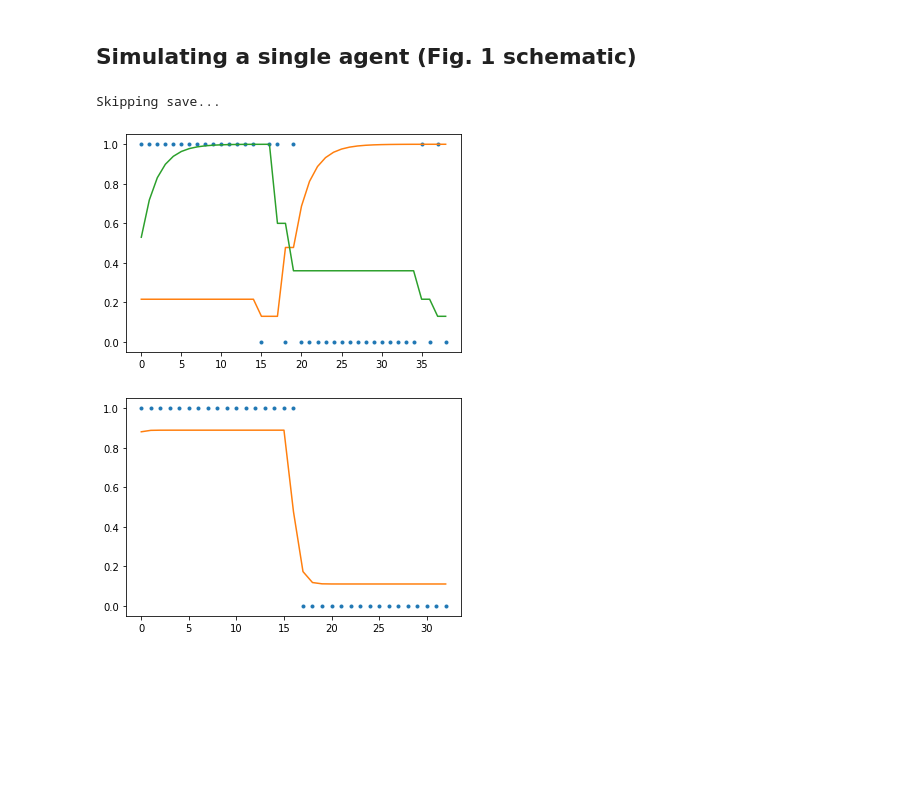
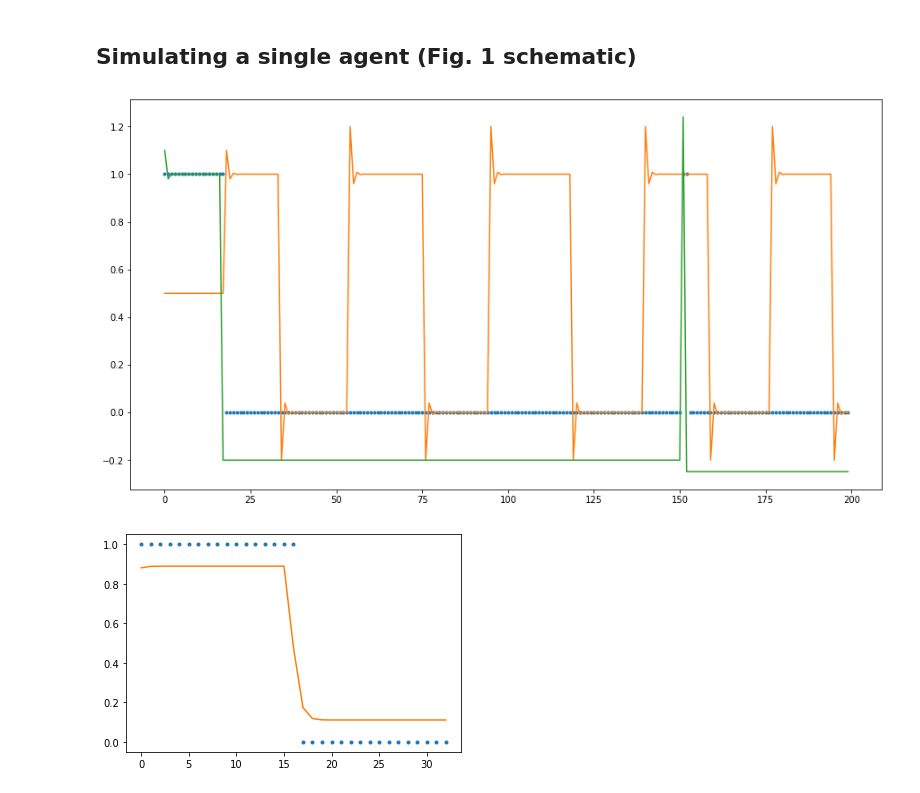
Before and after one commit to nhat-le/switching-simulations, a Jupyter notebook: switching_world_characterization.ipynb, the cells around one changed output. Saved outputs shown, nothing was run; the diff lists cells and outputs as text; code cells hidden in the pictures; blank space fills up the shorter version.

```diff
--- a/switching_world_characterization.ipynb
+++ b/switching_world_characterization.ipynb
@@ -25,31 +25,31 @@ import pickle
 # %% [markdown]
 ## Simulating a single agent (Fig. 1 schematic)
 # %%
-params = dict(N_iters=50, num_states=2, obs_dim=1, nblocks=5,
+params = dict(N_iters=50, num_states=2, obs_dim=1, nblocks=50,
              eps=0, hmm_fit=False, sigmoid_window=30,
-             ntrials_per_block=[15, 25], gammalst=[0.4], epslst=[0.1],
+             ntrials_per_block=[15, 25], gammalst=[1.2], epslst=[0.01],
              rlow=0, rhigh=1, type='qlearning')
 
 np.random.seed(123)
 agent, world, _, _, _ = run_single_agent(0, 0, params)
 
-plt.plot(agent.choice_history[37:76], '.')
-plt.plot(agent.q0_history[37:76])
-plt.plot(agent.q1_history[37:76])
+plt.figure(figsize=(15,8))
+plt.plot(agent.choice_history[:200], '.')
+plt.plot(agent.q0_history[:200])
+plt.plot(agent.q1_history[:200])
 
 paths = pathsetup('matchingsim')
 filepath = f"{paths['simdatapath']}/schematic/qlearning-sim-122221.mat"
-if not os.path.exists(filepath):
-    scipy.io.savemat(f"{paths['simdatapath']}/schematic/qlearning-sim-122221.mat",
-                dict(choices=agent.choice_history[37:76], q0=agent.q0_history[37:76],
-                     q1=agent.q1_history[37:76], rewards=agent.outcome_history[37:76],
-                    params=params))
-    print('File saved')
-else:
-    print('Skipping save...')
+# if not os.path.exists(filepath):
+#     scipy.io.savemat(f"{paths['simdatapath']}/schematic/qlearning-sim-122221.mat",
+#                 dict(choices=agent.choice_history[37:76], q0=agent.q0_history[37:76],
+#                      q1=agent.q1_history[37:76], rewards=agent.outcome_history[37:76],
+#                     params=params))
+#     print('File saved')
+# else:
+#     print('Skipping save...')
 # %% [output]
-Skipping save...
-[figure, old version]
+[figure, new version]
 # %%
 # Inference-based agent
 params = dict(N_iters=50, num_states=2, obs_dim=1, nblocks=5,
```
Also changed, not shown: parts of 2 cells of this notebook, 14 other files.
